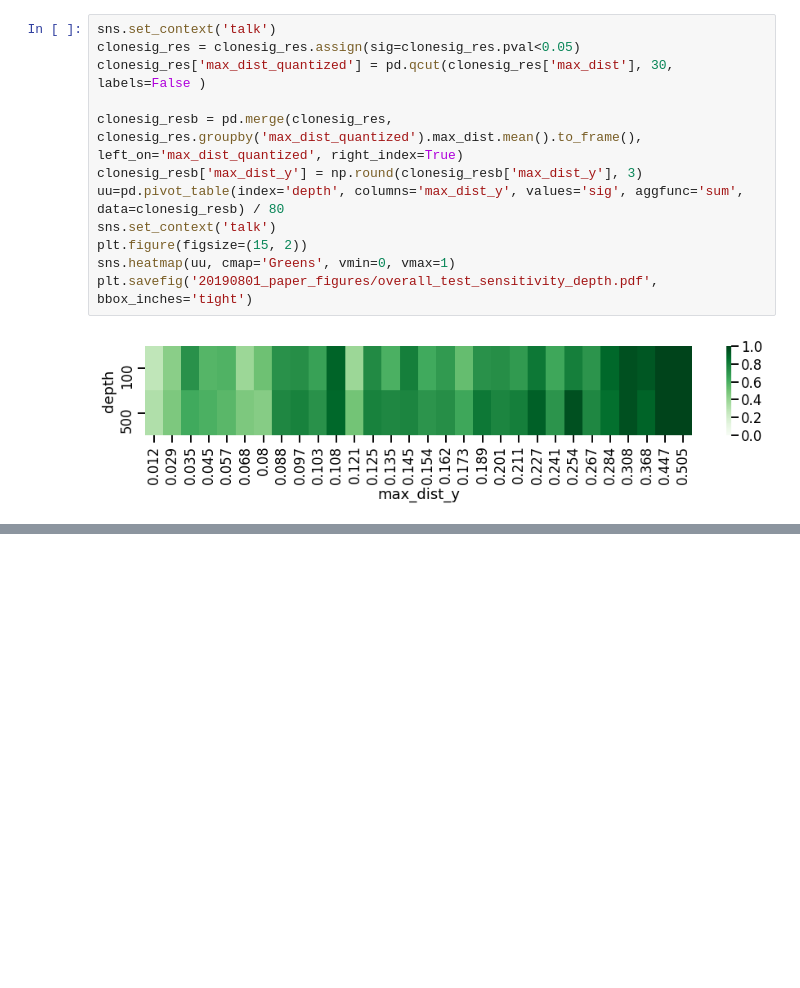
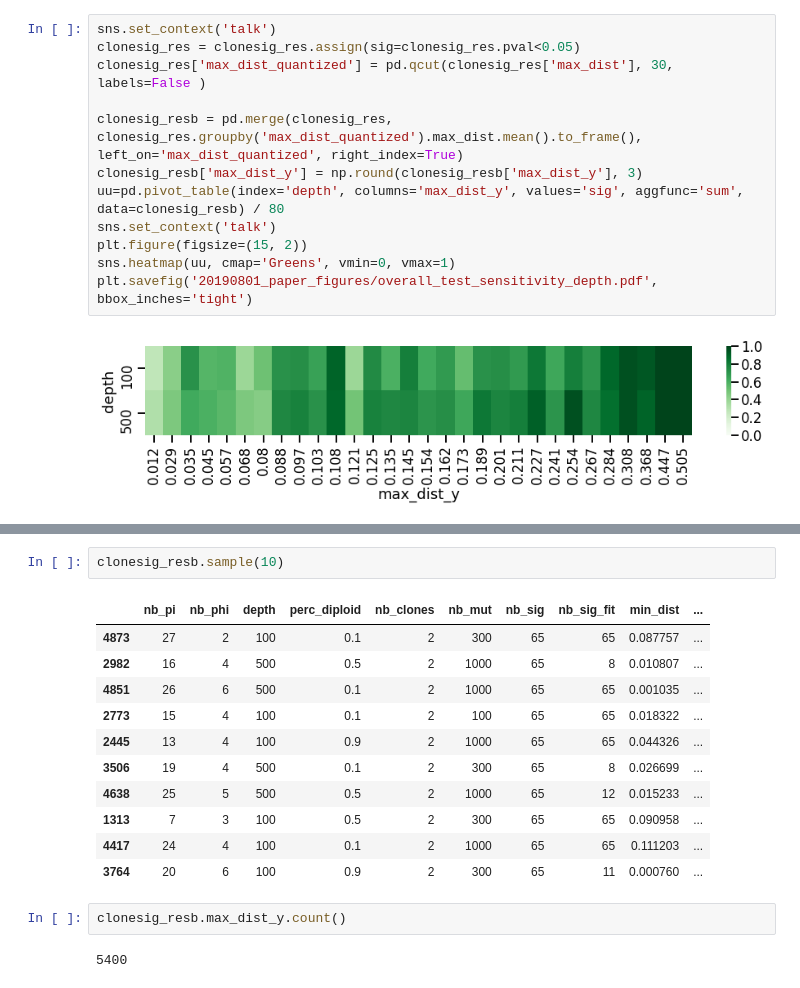
Before and after one commit to judithabk6/Clonesig_analysis, a Jupyter notebook: paper_notebooks/sensitivity_eval_test.ipynb, the cells around one changed output, grey strips where cells are left out. Cells and saved outputs as stored; diff of their text form; blank space fills up the shorter version.

```diff
--- a/paper_notebooks/sensitivity_eval_test.ipynb
+++ b/paper_notebooks/sensitivity_eval_test.ipynb
@@ -143,0 +158,18 @@ plt.savefig('20190801_paper_figures/overall_test_sensitivity_depth.pdf', bbox_in
+# %%
+clonesig_resb.sample(10)
+# %% [output]
+|  | nb_pi | nb_phi | depth | perc_diploid | nb_clones | nb_mut | nb_sig | nb_sig_fit | min_dist | ... |
+| 4873 | 27 | 2 | 100 | 0.1 | 2 | 300 | 65 | 65 | 0.087757 | ... |
+| 2982 | 16 | 4 | 500 | 0.5 | 2 | 1000 | 65 | 8 | 0.010807 | ... |
+| 4851 | 26 | 6 | 500 | 0.1 | 2 | 1000 | 65 | 65 | 0.001035 | ... |
+| 2773 | 15 | 4 | 100 | 0.1 | 2 | 100 | 65 | 65 | 0.018322 | ... |
+| 2445 | 13 | 4 | 100 | 0.9 | 2 | 1000 | 65 | 65 | 0.044326 | ... |
+| 3506 | 19 | 4 | 500 | 0.1 | 2 | 300 | 65 | 8 | 0.026699 | ... |
+| 4638 | 25 | 5 | 500 | 0.5 | 2 | 1000 | 65 | 12 | 0.015233 | ... |
+| 1313 | 7 | 3 | 100 | 0.5 | 2 | 300 | 65 | 65 | 0.090958 | ... |
+| 4417 | 24 | 4 | 100 | 0.1 | 2 | 1000 | 65 | 65 | 0.111203 | ... |
+| 3764 | 20 | 6 | 100 | 0.9 | 2 | 300 | 65 | 11 | 0.000760 | ... |
+# %%
+clonesig_resb.max_dist_y.count()
+# %% [output]
+5400
```
Also changed, not shown: parts of 1 cell of this notebook, 58 other files.
